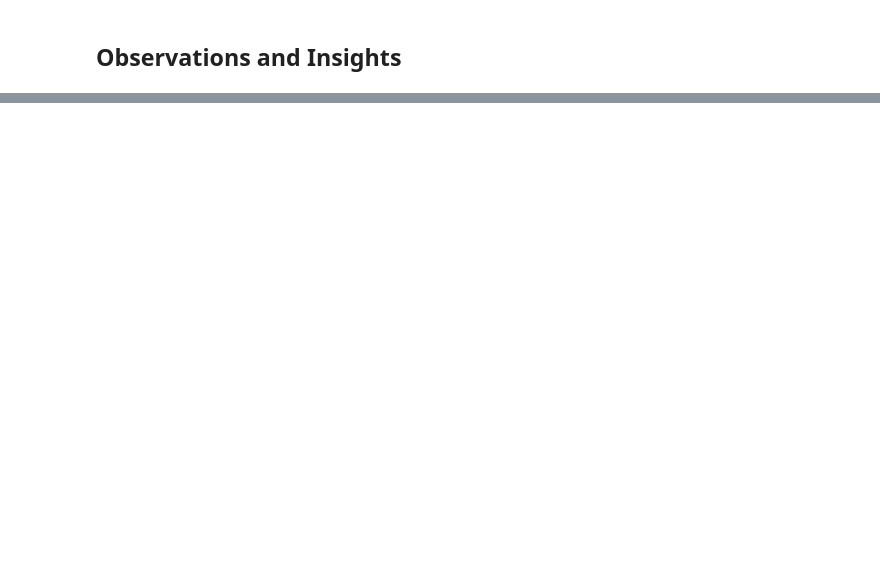
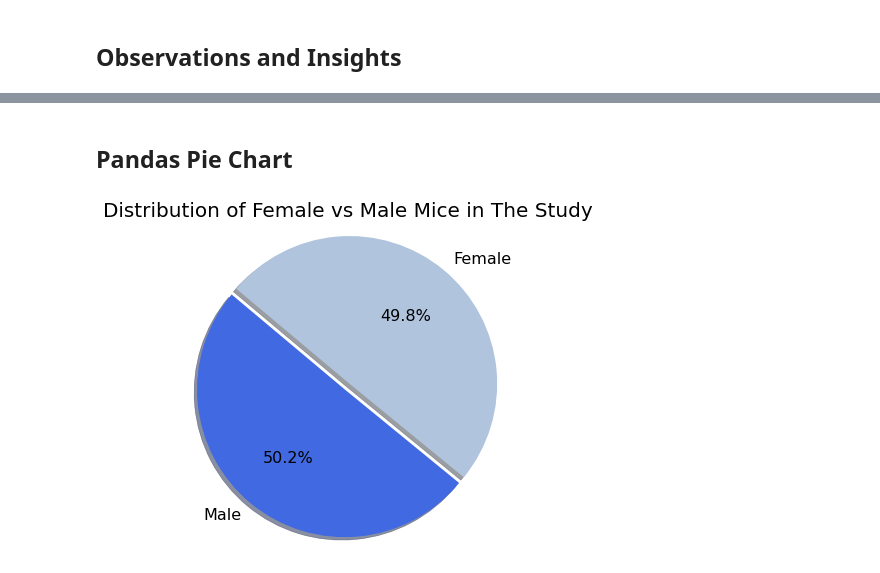
Before and after one commit to alpheus23/Matplotlib-Challenge, a Jupyter notebook: pymaceuticals.ipynb, the cells around one changed output, grey strips where cells are left out. Cells and saved outputs as stored; diff of their text form; code cells hidden in the pictures; blank space fills up the shorter version.

```diff
--- a/pymaceuticals.ipynb
+++ b/pymaceuticals.ipynb
@@ -156,0 +133,4 @@ total_mice_DF
+# %%
+# Change plot size:
+plt.rcParams['figure.figsize']=(9,6)
+# Run the above cell again.
@@ -156,0 +139,43 @@ total_mice_DF
+# %%
+# Extract total amount of mice in the study by its ID:
+total_mouse_count=drr['Mouse ID'].nunique()
+#total_mouse_count
+
+# Extract total amount of female mice:
+total_female_mice=drr.loc[drr['Sex']=='Female',:].nunique().iloc[0]
+#total_female_mice
+
+# Extract total amount of male mice:
+total_male_mice=drr.loc[drr['Sex']=='Male',:].nunique().iloc[0]
+#total_male_mice
+
+# Percentage of male and female mice in the study:
+male_pct=(total_male_mice/total_mouse_count)*100
+#male_pct #*****
+
+female_pct=(total_female_mice/total_mouse_count)*100
+#female_pct #*****
+
+# Create data frame for female and male mice distribution:
+distribution_by_sex_df=pd.DataFrame({
+    'Distribution': [male_pct, female_pct]},
+    index=['Male','Female'])
+
+#distribution_by_sex_df
+# %% [markdown]
+## Pandas Pie Chart
+# %%
+# Create a pie chart for female vs male mice distribution using pandas:
+colors=['royalblue','lightsteelblue']
+explode=(0,0.05)
+pie_1=distribution_by_sex_df.plot(kind="pie", y='Distribution', figsize=(6,6), colors=colors,
+                                  startangle=140, explode=explode, shadow=True, fontsize=16,
+                                  autopct="%1.1f%%")
+pie_1.set_title('Distribution of Female vs Male Mice in The Study', fontsize=20)
+pie_1.set_ylabel('')
+plt.axis('equal')
+plt.legend('',frameon=False)
+
+plt.show()
+# %% [output]
+[figure, added]
```
Also changed, not shown: parts of 64 cells of this notebook, 2 other files.
